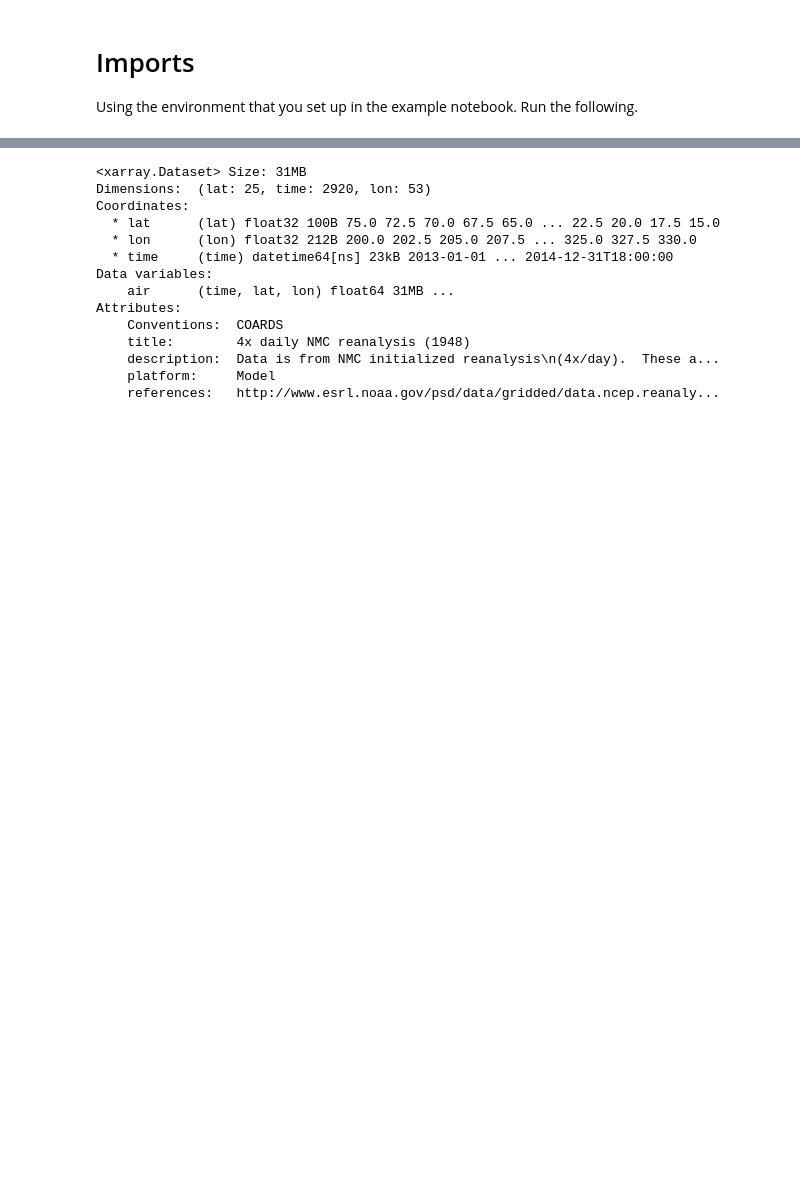
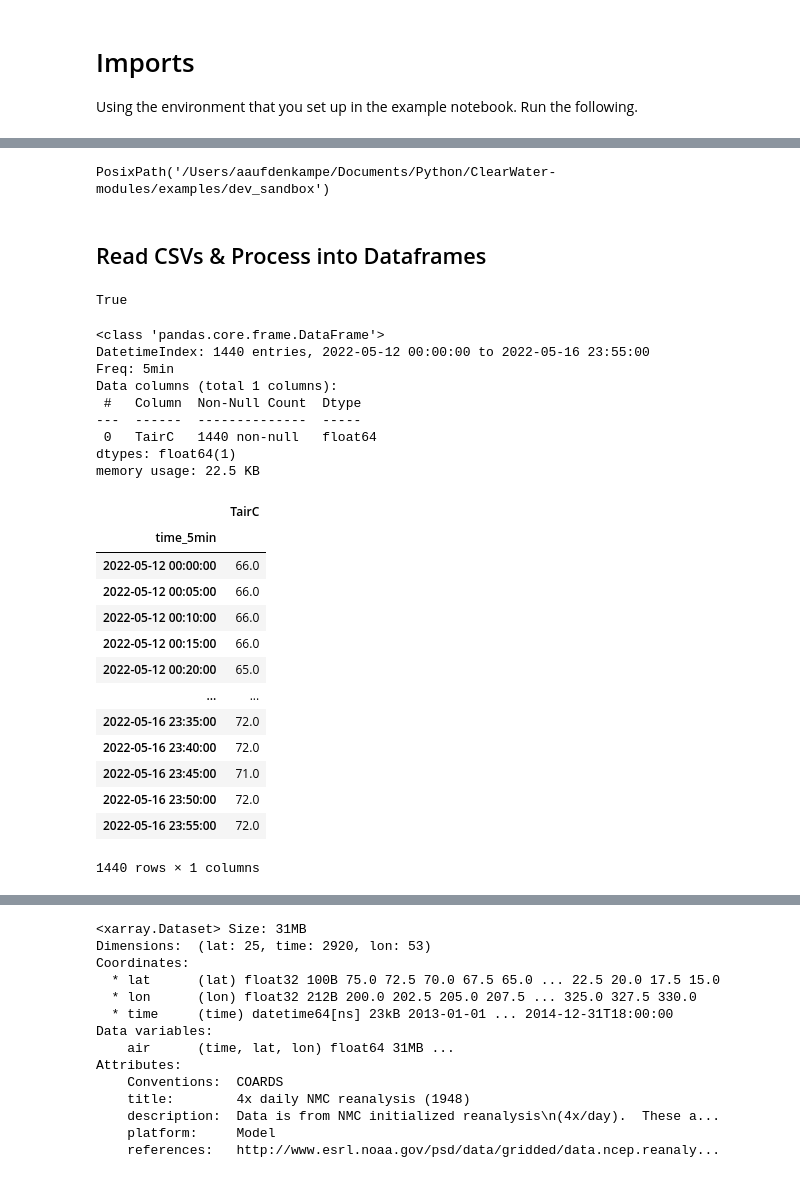
Before and after one commit to EcohydrologyTeam/ClearWater-modules, a Jupyter notebook: examples/dev_sandbox/xarray_multi_time_coods.ipynb, the cells around one changed output, grey strips where cells are left out. Cells and saved outputs as stored; diff of their text form; code cells hidden in the pictures; blank space fills up the shorter version.

```diff
--- a/examples/dev_sandbox/xsimlab_multi_time_coods.ipynb
+++ b/examples/dev_sandbox/xarray_multi_time_coods.ipynb
@@ -15,0 +17,6 @@ import datetime
+# %%
+Path.cwd()
+# %% [output]
+PosixPath('/Users/aaufdenkampe/Documents/Python/ClearWater-modules/examples/dev_sandbox')
+# %% [markdown]
+## Read CSVs & Process into Dataframes
@@ -15,0 +25,17 @@ import datetime
+# %%
+# Path to the data directory
+user = "anthony"
+
+if user == "paul":
+    DATA_ROOT = Path(
+        r"C:\Users\ptomasula\Repositories\ClearWater-modules\data_temp"
+    ) / model_name
+else:
+    DATA_ROOT = (
+        Path.cwd().parent.parent.parent
+        / "Clearwater-riverine/examples/data_temp"
+        / model_name
+    )
+DATA_ROOT.exists()
+# %% [output]
+True
@@ -15,0 +53,32 @@ import datetime
+# %%
+### Air Temperature
+### Measured at 5 min intervals, such as from a weather station
+air_temperature_df = process_csv_inputs(
+    DATA_ROOT / "cwr_boundary_conditions_TairC_p28.csv",
+)
+air_temperature_df.info()
+air_temperature_df
+# %% [output]
+<class 'pandas.core.frame.DataFrame'>
+DatetimeIndex: 1440 entries, 2022-05-12 00:00:00 to 2022-05-16 23:55:00
+Freq: 5min
+Data columns (total 1 columns):
+ #   Column  Non-Null Count  Dtype
+---  ------  --------------  -----
+ 0   TairC   1440 non-null   float64
+dtypes: float64(1)
+memory usage: 22.5 KB
+|  | TairC |
+| time_5min |  |
+| 2022-05-12 00:00:00 | 66.0 |
+| 2022-05-12 00:05:00 | 66.0 |
+| 2022-05-12 00:10:00 | 66.0 |
+| 2022-05-12 00:15:00 | 66.0 |
+| 2022-05-12 00:20:00 | 65.0 |
+| ... | ... |
+| 2022-05-16 23:35:00 | 72.0 |
+| 2022-05-16 23:40:00 | 72.0 |
+| 2022-05-16 23:45:00 | 71.0 |
+| 2022-05-16 23:50:00 | 72.0 |
+| 2022-05-16 23:55:00 | 72.0 |
+1440 rows × 1 columns
```
Also changed, not shown: parts of 28 cells of this notebook.
